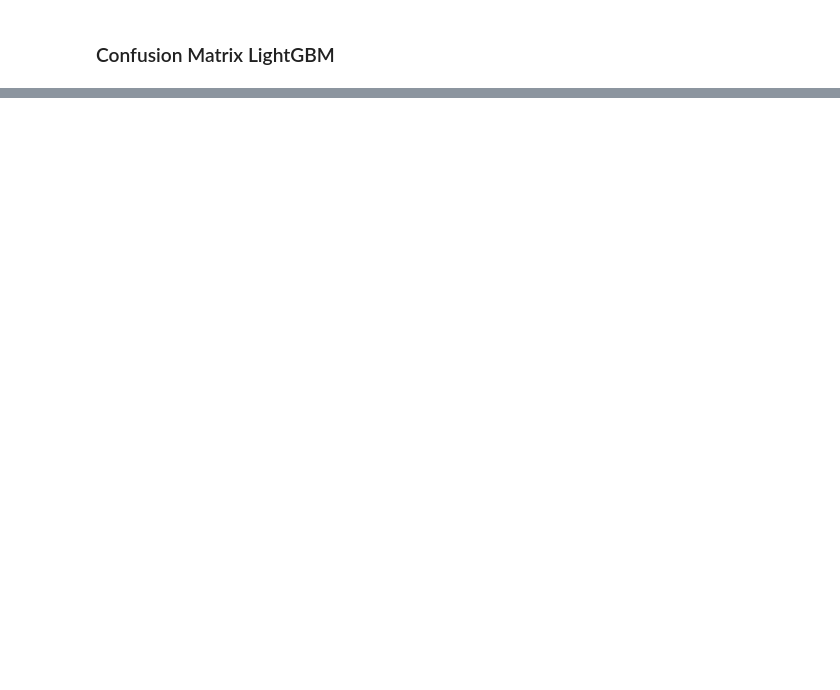
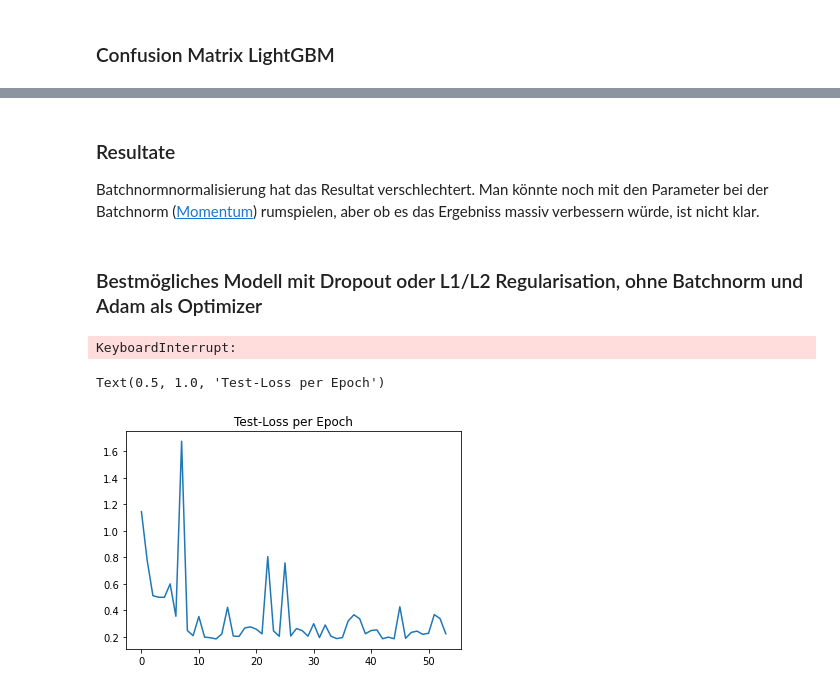
Before and after one commit to kenfus/del-immoobjekte-klassifizierung, a Jupyter notebook: main.ipynb, the cells around one changed output, grey strips where cells are left out. Saved outputs shown, nothing was run; the diff lists cells and outputs as text; code cells hidden in the pictures; blank space fills up the shorter version.

```diff
--- a/main.ipynb
+++ b/main.ipynb
@@ -212,23 +352,3 @@ if torch.cuda.is_available():
     X_test_t = torch.tensor(prepro.X_test.values.astype('float32'), dtype=torch.float32).cuda()
 else:
     NotImplementedError
-# %%
-def calc_nr_neuros(X, output_neurons, alpha=2):
-    """
-    This function calculates with pi * thumb how many neuros there should be in a hidden layer.
-    https://stats.stackexchange.com/questions/181/how-to-choose-the-number-of-hidden-layers-and-nodes-in-a-feedforward-neural-netw
-    :param X: X which will be given to the NN.
-    :param alpha: parameter to change the number of neurons in the hidden layer
-    :return: int
-    """
-    sample_size, input_dim = X.shape
-    return int(sample_size / (alpha * (input_dim + output_neurons)))
-
-
-def one_hot_ce_loss(outputs, target):
-    """
-    CrossEntropyLoss accepts only label-encoded predictions. Thus, OHC target changed to label-encoding here.
-    See: https://pytorch.org/docs/stable/generated/torch.nn.CrossEntropyLoss.html"""
-    criterion = nn.CrossEntropyLoss()
-    _, label = torch.max(target, dim=1)
-    return criterion(outputs, label)
@@ -393,2 +354,0 @@ aggregated_losses
-# %%
-y_pred = model(X_test_t)
@@ -433,0 +920,5 @@ enc.categories_
+# %% [markdown]
+### Resultate
+Batchnormnormalisierung hat das Resultat verschlechtert. Man könnte noch mit den Parameter bei der Batchnorm ([Momentum](https://pytorch.org/docs/stable/generated/torch.nn.BatchNorm1d.html)) rumspielen, aber ob es das Ergebniss massiv verbessern würde, ist nicht klar.
+# %% [markdown]
+### Bestmögliches Modell mit Dropout oder L1/L2 Regularisation, ohne Batchnorm und Adam als Optimizer
@@ -433,0 +951,21 @@ enc.categories_
+# %%
+f1_score, model, aggregated_losses, test_losses = create_fit_evaluate_NN(
+    optimizer='SGD',
+    nr_layers=5,
+    hdim=calc_nr_neuros(csv_data, y_test_ohc.shape[1]),
+    dropout=0.1,
+    lr_rate=0.001,
+    batchnorm=True,
+    reg=True,
+    BATCH_SIZE=256,
+    EPOCHS=200,
+    MAX_EPOCHS_NO_IMPROVE=20,
+    bay_opt=False)
+# %% [output]
+KeyboardInterrupt:
+# %%
+plt.plot(test_losses)
+plt.title('Test-Loss per Epoch')
+# %% [output]
+Text(0.5, 1.0, 'Test-Loss per Epoch')
+[figure, added]
```
Also changed, not shown: parts of 69 cells of this notebook, 3 other files.
